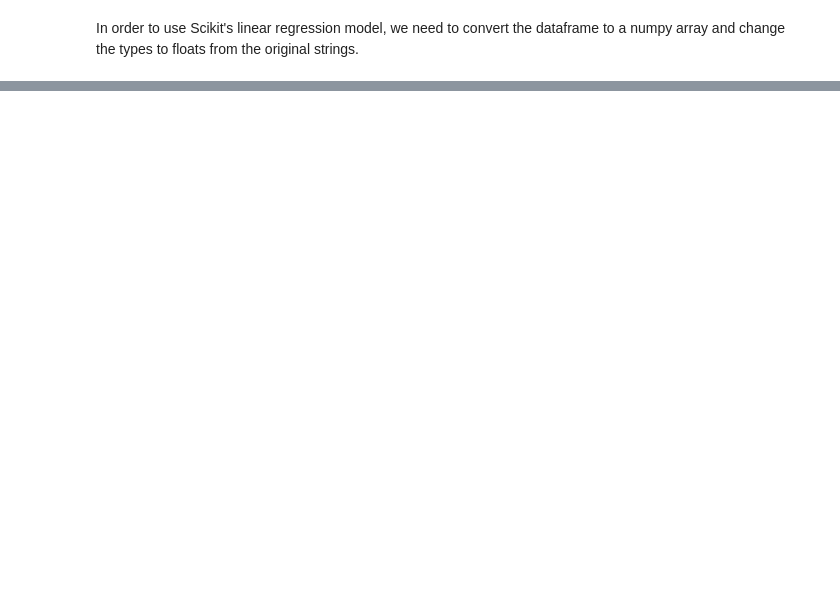
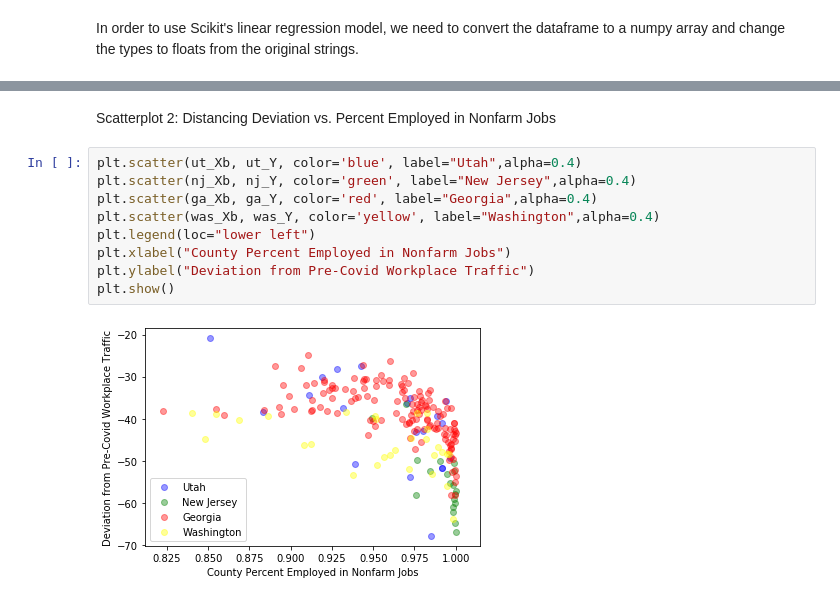
Before and after one commit to zb3qk/Social-Distancing-By-Occupation, a Jupyter notebook: regressions.ipynb, the cells around one changed output, grey strips where cells are left out. Saved outputs shown, nothing was run; the diff lists cells and outputs as text; blank space fills up the shorter version.

```diff
--- a/regressions.ipynb
+++ b/regressions.ipynb
@@ -276,0 +382,13 @@ Equation: -28.175-0.000368*income
+# %% [markdown]
+Scatterplot 2: Distancing Deviation vs. Percent Employed in Nonfarm Jobs
+# %%
+plt.scatter(ut_Xb, ut_Y, color='blue', label="Utah",alpha=0.4)
+plt.scatter(nj_Xb, nj_Y, color='green', label="New Jersey",alpha=0.4)
+plt.scatter(ga_Xb, ga_Y, color='red', label="Georgia",alpha=0.4)
+plt.scatter(was_Xb, was_Y, color='yellow', label="Washington",alpha=0.4)
+plt.legend(loc="lower left")
+plt.xlabel("County Percent Employed in Nonfarm Jobs")
+plt.ylabel("Deviation from Pre-Covid Workplace Traffic")
+plt.show()
+# %% [output]
+[figure, added]
```
Also changed, not shown: parts of 45 cells of this notebook.
